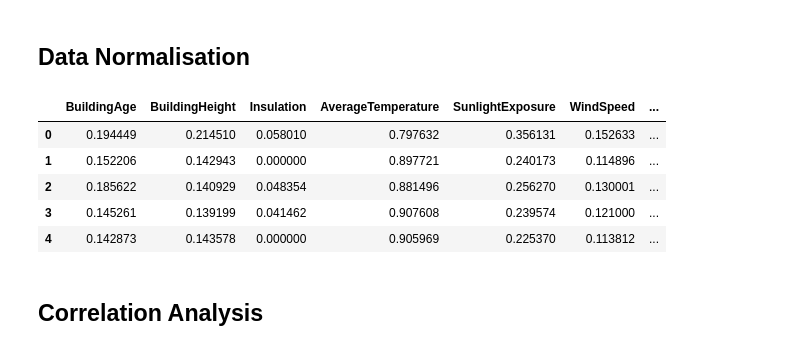
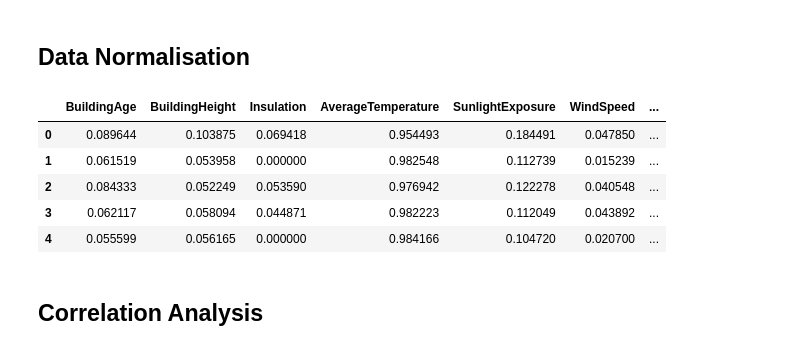
Before and after one commit to actonton/QBUS2820-Predictive_Analysis, a Jupyter notebook: A1/510575452_Assignment1_implementation.ipynb, the cells around one changed output. Cells and saved outputs as stored; diff of their text form; code cells hidden in the pictures.

```diff
--- a/A1/510575452_Assignment1_implementation.ipynb
+++ b/A1/510575452_Assignment1_implementation.ipynb
@@ -145,9 +145,21 @@ for i in heating_load_training_data.columns:
 # %%
 # Apply log transofrmation to the variables to make them more normally distributed
 log_transformed_heat_load_training_data = heating_load_training_data.copy()
-log_transformed_heat_load_training_data['BuildingAge'] = np.log(log_transformed_heat_load_training_data['BuildingAge']+10)
-log_transformed_heat_load_training_data['BuildingHeight'] = np.log(log_transformed_heat_load_training_data['BuildingHeight']+10)
-log_transformed_heat_load_training_data['SunlightExposure'] = np.log(log_transformed_heat_load_training_data['SunlightExposure']+10)
-log_transformed_heat_load_training_data['WindSpeed'] = np.log(log_transformed_heat_load_training_data['WindSpeed']+10)
-log_transformed_heat_load_training_data['OccupancyRate'] = np.log(log_transformed_heat_load_training_data['OccupancyRate']+10)
-log_transformed_heat_load_training_data['HeatingLoad'] = np.log(log_transformed_heat_load_training_data['HeatingLoad']+10)
+
+# for i in log_transformed_heat_load_training_data.columns:
+#     log_transformed_heat_load_training_data[i] = np.log(
+#         log_transformed_heat_load_training_data[i]+10)
+
+for i in log_transformed_heat_load_training_data.columns:
+    if i not in ['Insulation','AverageTemperature']:
+        log_transformed_heat_load_training_data[i] = np.log10(
+            log_transformed_heat_load_training_data[i]+1)
+
+# log_transformed_heat_load_training_data['BuildingAge'] = np.log(log_transformed_heat_load_training_data['BuildingAge']+10)
+# log_transformed_heat_load_training_data['BuildingHeight'] = np.log(log_transformed_heat_load_training_data['BuildingHeight']+10)
+# log_transformed_heat_load_training_data['SunlightExposure'] = np.log(log_transformed_heat_load_training_data['SunlightExposure']+10)
+# log_transformed_heat_load_training_data['WindSpeed'] = np.log(log_transformed_heat_load_training_data['WindSpeed']+10)
+# log_transformed_heat_load_training_data['OccupancyRate'] = np.log(log_transformed_heat_load_training_data['OccupancyRate']+10)
+# log_transformed_heat_load_training_data['HeatingLoad'] = np.log(log_transformed_heat_load_training_data['HeatingLoad']+10)
+
+log_transformed_heat_load_training_data.head()
@@ -190,17 +209,17 @@ for i in log_transformed_heat_load_training_data.columns:
 # %%
 normalised_heating_load_training_data = preprocessing.normalize(
     log_transformed_heat_load_training_data)
 scaled_heating_load_training_data = pd.DataFrame(normalised_heating_load_training_data,
-                         columns=heating_load_training_data.columns)
+                                                 columns=log_transformed_heat_load_training_data.columns)
 # print(scaled_heating_load_training_data)
 scaled_heating_load_training_data.head()
 # %% [output]
 |  | BuildingAge | BuildingHeight | Insulation | AverageTemperature | SunlightExposure | WindSpeed | ... |
-| 0 | 0.194449 | 0.214510 | 0.058010 | 0.797632 | 0.356131 | 0.152633 | ... |
-| 1 | 0.152206 | 0.142943 | 0.000000 | 0.897721 | 0.240173 | 0.114896 | ... |
-| 2 | 0.185622 | 0.140929 | 0.048354 | 0.881496 | 0.256270 | 0.130001 | ... |
-| 3 | 0.145261 | 0.139199 | 0.041462 | 0.907608 | 0.239574 | 0.121000 | ... |
-| 4 | 0.142873 | 0.143578 | 0.000000 | 0.905969 | 0.225370 | 0.113812 | ... |
+| 0 | 0.089644 | 0.103875 | 0.069418 | 0.954493 | 0.184491 | 0.047850 | ... |
+| 1 | 0.061519 | 0.053958 | 0.000000 | 0.982548 | 0.112739 | 0.015239 | ... |
+| 2 | 0.084333 | 0.052249 | 0.053590 | 0.976942 | 0.122278 | 0.040548 | ... |
+| 3 | 0.062117 | 0.058094 | 0.044871 | 0.982223 | 0.112049 | 0.043892 | ... |
+| 4 | 0.055599 | 0.056165 | 0.000000 | 0.984166 | 0.104720 | 0.020700 | ... |
 # %% [markdown]
 ## Correlation Analysis
 # %%
```
Also changed, not shown: parts of 5 cells of this notebook.
